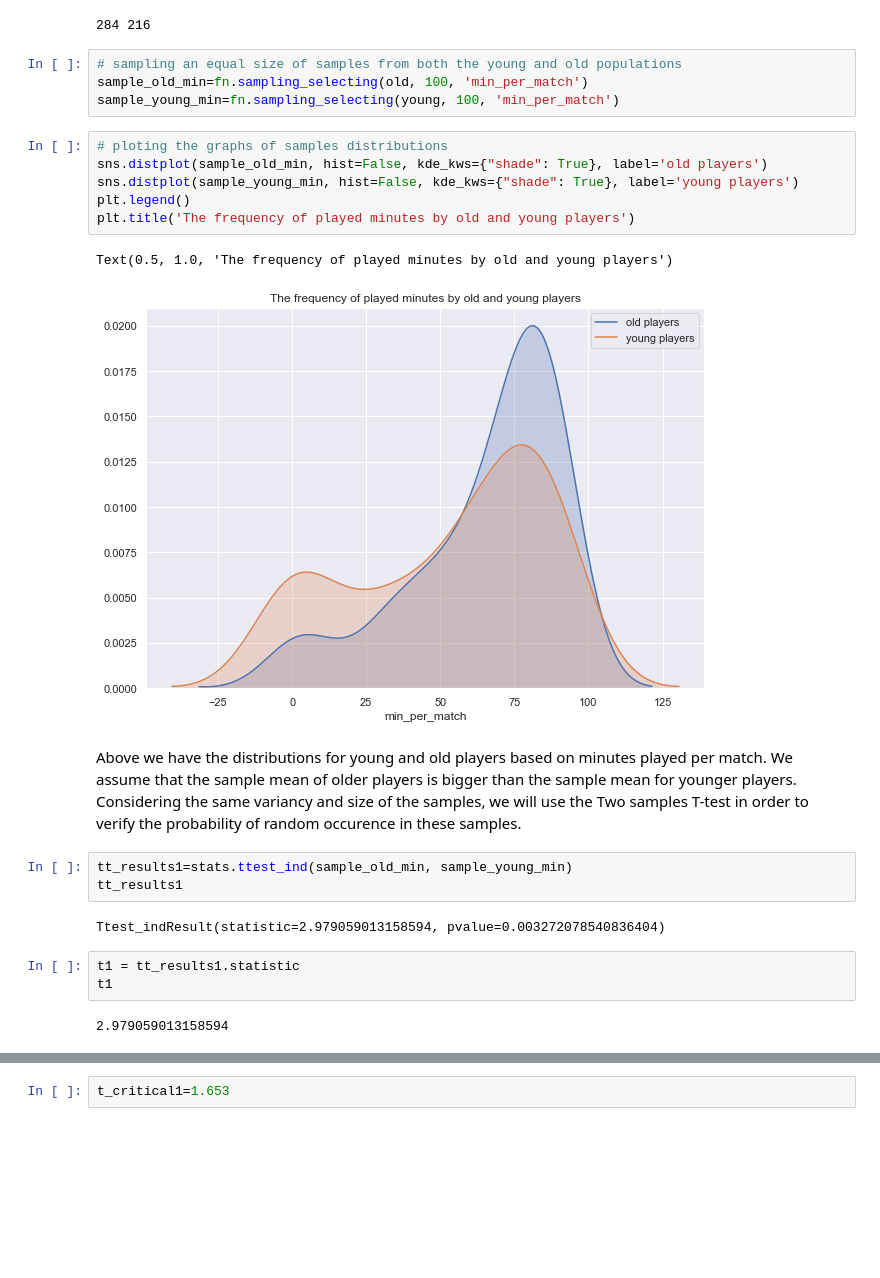
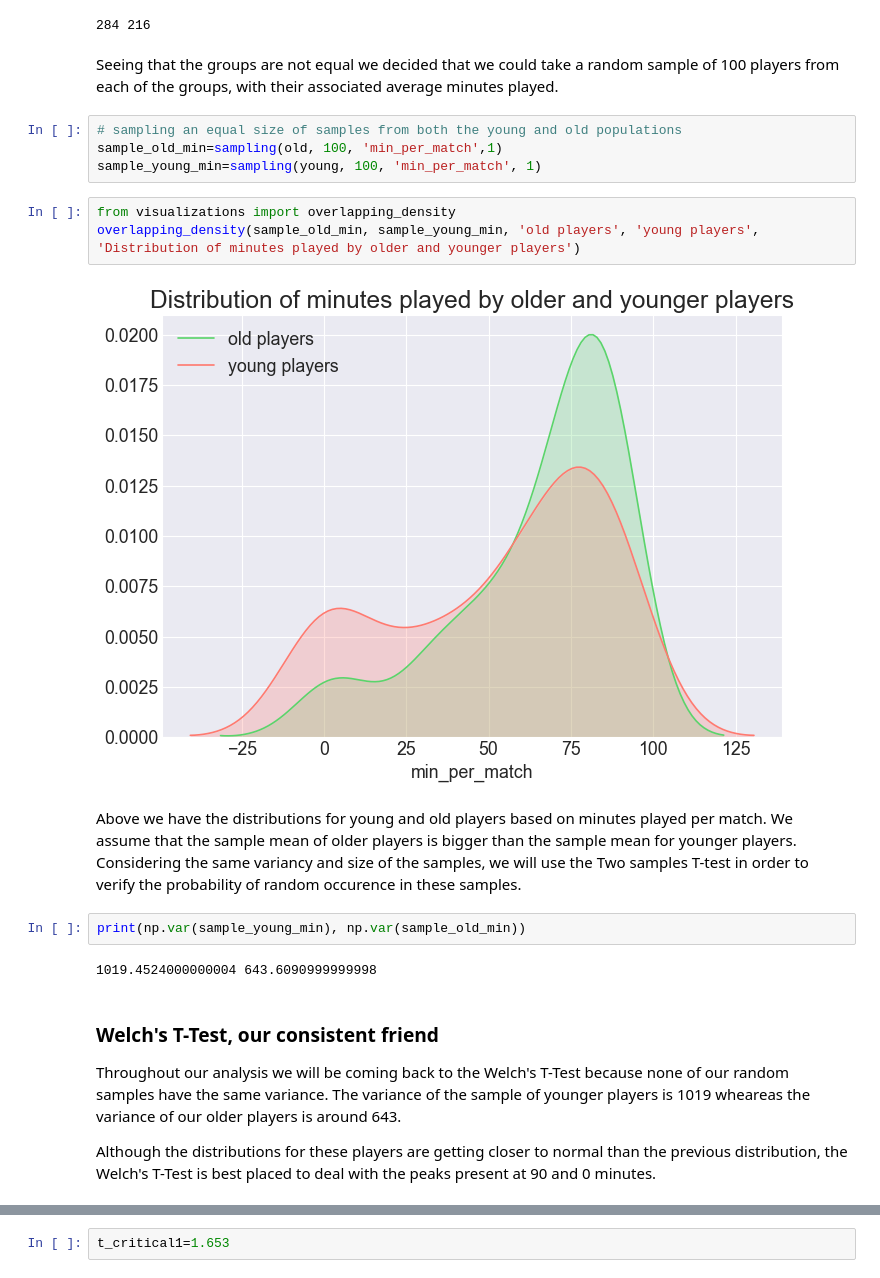
Before and after one commit to nismotie/Statistical-Testing-on-Premier-League-Data, a Jupyter notebook: hypothesis_testing.ipynb, the cells around one changed output, grey strips where cells are left out. Saved outputs shown, nothing was run; the diff lists cells and outputs as text; blank space fills up the shorter version.

```diff
--- a/hypothesis_testing.ipynb
+++ b/hypothesis_testing.ipynb
@@ -201,30 +209,28 @@ young=age_min.loc[age_min['age_category']==0]
 print(len(old), len(young))
 # %% [output]
 284 216
+# %% [markdown]
+Seeing that the groups are not equal we decided that we could take a random sample of 100 players from each of the groups, with their associated average minutes played.
 # %%
 # sampling an equal size of samples from both the young and old populations
-sample_old_min=fn.sampling_selecting(old, 100, 'min_per_match')
-sample_young_min=fn.sampling_selecting(young, 100, 'min_per_match')
+sample_old_min=sampling(old, 100, 'min_per_match',1)
+sample_young_min=sampling(young, 100, 'min_per_match', 1)
-# %%
-# ploting the graphs of samples distributions
-sns.distplot(sample_old_min, hist=False, kde_kws={"shade": True}, label='old players')
-sns.distplot(sample_young_min, hist=False, kde_kws={"shade": True}, label='young players')
-plt.legend()
-plt.title('The frequency of played minutes by old and young players')
-# %% [output]
-Text(0.5, 1.0, 'The frequency of played minutes by old and young players')
-[figure, removed]
+# %%
+from visualizations import overlapping_density
+overlapping_density(sample_old_min, sample_young_min, 'old players', 'young players', 'Distribution of minutes played by older and younger players')
+# %% [output]
+[figure, added]
 # %% [markdown]
 Above we have the distributions for young and old players based on minutes played per match.
 We assume that the sample mean of older players is bigger than the sample mean for younger players.
 Considering the same variancy and size of the samples, we will use the Two samples T-test in order to verify the probability of random occurence in these samples.
-# %%
-tt_results1=stats.ttest_ind(sample_old_min, sample_young_min)
-tt_results1
-# %% [output]
-Ttest_indResult(statistic=2.979059013158594, pvalue=0.003272078540836404)
-# %%
-t1 = tt_results1.statistic
-t1
-# %% [output]
-2.979059013158594
+# %%
+print(np.var(sample_young_min), np.var(sample_old_min))
+# %% [output]
+1019.4524000000004 643.6090999999998
+# %% [markdown]
+### Welch's T-Test, our consistent friend
+
+Throughout our analysis we will be coming back to the Welch's T-Test because none of our random samples have the same variance. The variance of the sample of younger players is 1019 wheareas the variance of our older players is around 643.
+
+Although the distributions for these players are getting closer to normal than the previous distribution, the Welch's T-Test is best placed to deal with the peaks present at 90 and 0 minutes.
```
Also changed, not shown: parts of 24 cells of this notebook, 5 other files.
